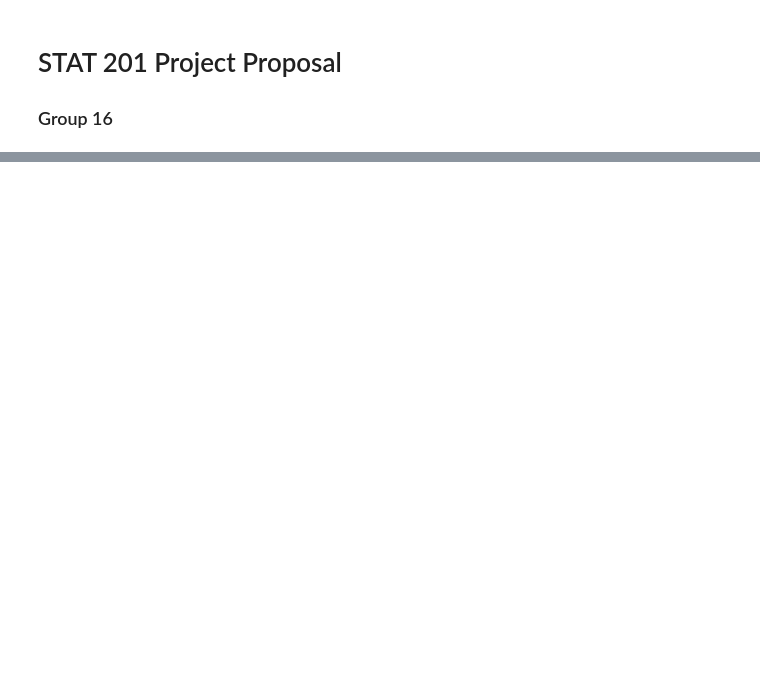
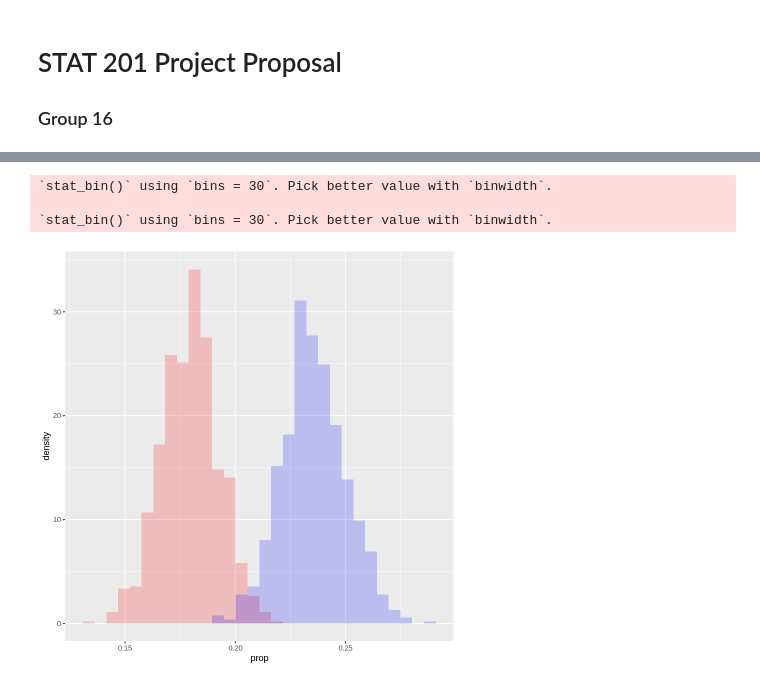
Before and after one commit to willis-cao/stat201-project-group16, a Jupyter notebook: proposal.ipynb, the cells around one changed output, grey strips where cells are left out. Drawn from its saved outputs; the diff is of its cells as text; code cells hidden in the pictures; blank space fills up the shorter version.

```diff
--- a/proposal.ipynb
+++ b/proposal.ipynb
@@ -71,0 +118,19 @@ dbl (7): YEAR, MONTH, DAY, HOUR, MINUTE, X, Y
+# %%
+# wpg_summary <- wpg_precovid |>
+#     summarize(prop = prop(TYPE == "Break and Enter Commercial" | TYPE == "Break and Enter Residential/Other"))
+set.seed(2023)
+
+bootstrap_reps = 1000
+
+precovid_sample_size = nrow(wpg_precovid)
+covid_sample_size = nrow(wpg_covid)
+
+group_col <- c("Pre-COVID", "COVID")
+n_break_col <- c(nrow(wpg_precovid |> filter(TYPE == "Break and Enter Commercial" | TYPE == "Break and Enter Residential/Other")),
+                 nrow(wpg_covid |> filter(TYPE == "Break and Enter Commercial" | TYPE == "Break and Enter Residential/Other")))
+n_total_col <- c(precovid_sample_size, covid_sample_size)
+prop_col <- c(n_break_col[1] / n_total_col[1],
+              n_break_col[2] / n_total_col[2])
+
+summary_tibble <- tibble(group_col, n_break_col, n_total_col, prop_col)
+summary_tibble
@@ -71,0 +155,28 @@ dbl (7): YEAR, MONTH, DAY, HOUR, MINUTE, X, Y
+# %%
+wpg_precovid_bootstrap <- wpg_precovid |>
+    rep_sample_n(size = precovid_sample_size, reps = bootstrap_reps, replace = TRUE) |>
+    count(TYPE) |>
+    filter(TYPE == "Break and Enter Commercial" | TYPE == "Break and Enter Residential/Other") |>
+    group_by(replicate) |>
+    summarize(count = sum(n)) |>
+    mutate(prop = count / precovid_sample_size)
+
+wpg_covid_bootstrap <- wpg_covid |>
+    rep_sample_n(size = covid_sample_size, reps = bootstrap_reps, replace = TRUE) |>
+    count(TYPE) |>
+    filter(TYPE == "Break and Enter Commercial" | TYPE == "Break and Enter Residential/Other") |>
+    group_by(replicate) |>
+    summarize(count = sum(n)) |>
+    mutate(prop = count / covid_sample_size)
+
+wpg_bootstrap_dist <-
+    ggplot() +
+    geom_histogram(data = wpg_precovid_bootstrap, aes(prop, ..density..), fill = "red", alpha = 0.2) +
+    geom_histogram(data = wpg_covid_bootstrap, aes(prop, ..density..), fill = "blue", alpha = 0.2)
+
+wpg_bootstrap_dist
+# %% [output]
+`stat_bin()` using `bins = 30`. Pick better value with `binwidth`.
+
+`stat_bin()` using `bins = 30`. Pick better value with `binwidth`.
+[figure, added]
```
Also changed, not shown: parts of 15 cells of this notebook.
